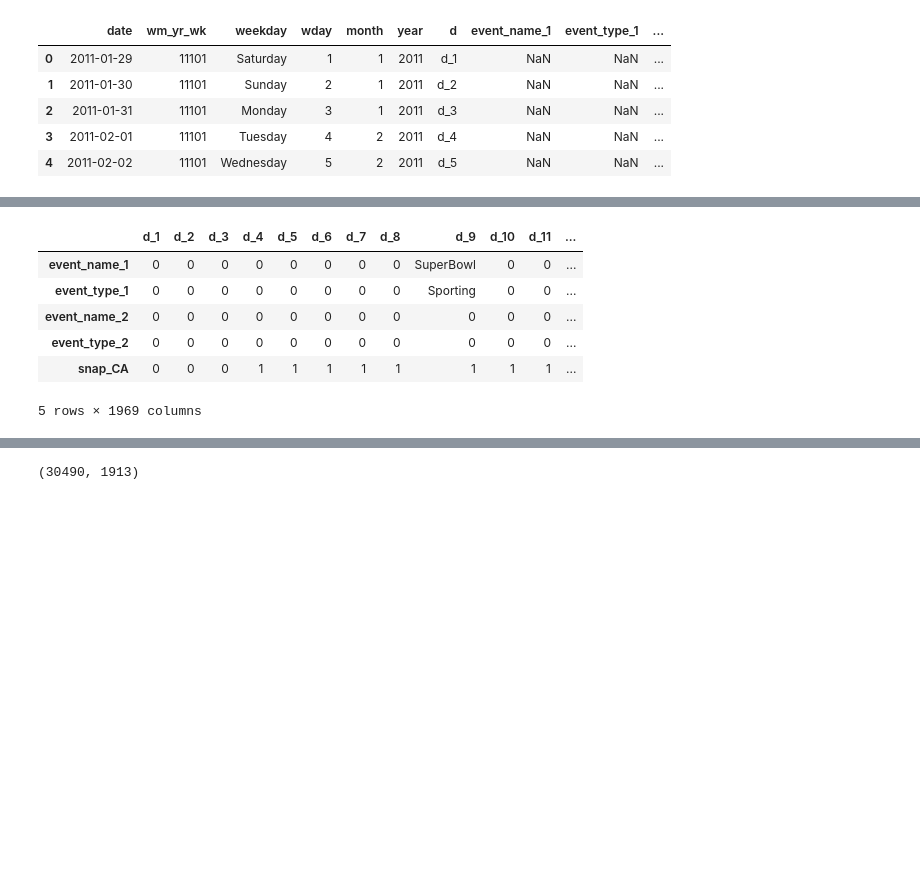
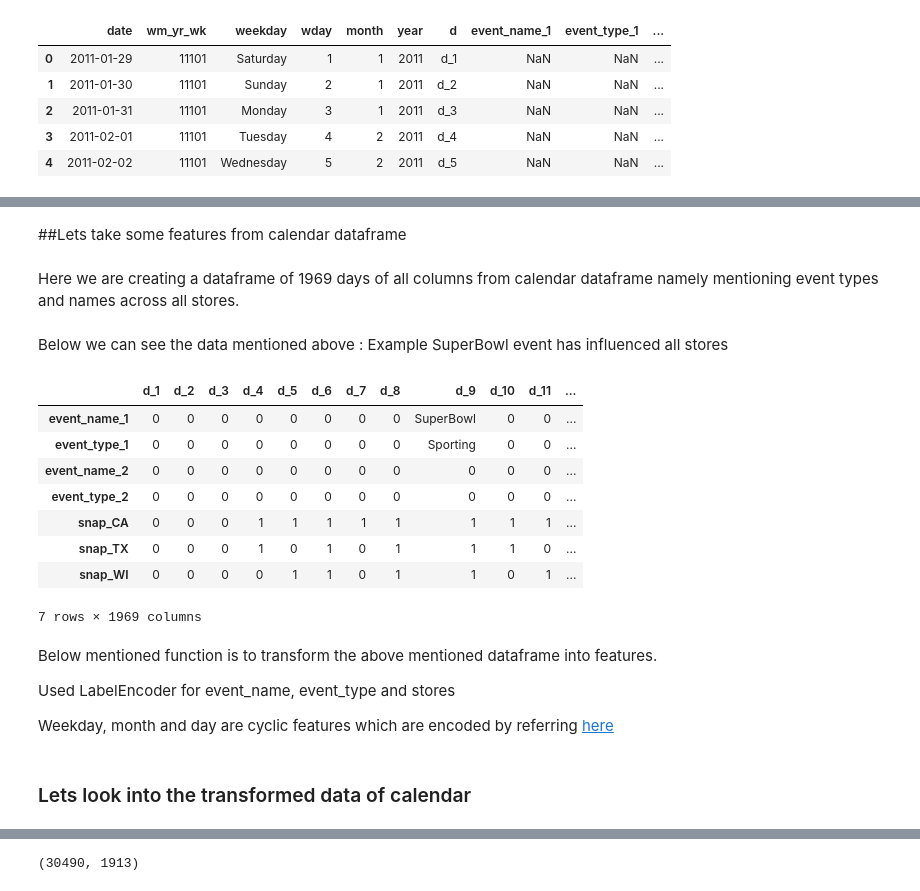
Before and after one commit to ikyath/M5-Forecasting-Accuracy-Kaggle, a Jupyter notebook: M5_Forecast_Encoder_Decoder_BetterFeatures.ipynb, the cells around one changed output, grey strips where cells are left out. Saved outputs shown, nothing was run; the diff lists cells and outputs as text; code cells hidden in the pictures; blank space fills up the shorter version.

```diff
--- a/M5_Forecast_Encoder_Decoder_BetterFeatures.ipynb
+++ b/M5_Forecast_Encoder_Decoder_BetterFeatures.ipynb
@@ -98,3 +155,7 @@ calendar.head()
+# %% [markdown]
+##Lets take some features from calendar dataframe
+# %% [markdown]
+Here we are creating a dataframe of 1969 days of all columns from calendar dataframe namely mentioning event types and names across all stores.
 # %%
 days = range(1, 1970)
 time_series_columns = [f'd_{i}' for i in days]
@@ -102,16 +163,27 @@ transfer_cal = pd.DataFrame(calendar[['event_name_1','event_type_1','event_name_
 transfer_cal = transfer_cal.fillna(0)
 event_name_1_se = transfer_cal.loc['event_name_1'].apply(lambda x: x if re.search("^\d+$", str(x)) else np.nan).fillna(10)
 event_name_2_se = transfer_cal.loc['event_name_2'].apply(lambda x: x if re.search("^\d+$", str(x)) else np.nan).fillna(10)
+# %% [markdown]
+Below we can see the data mentioned above :
+Example SuperBowl event has influenced all stores
 # %%
-transfer_cal.head()
+transfer_cal
 # %% [output]
 |  | d_1 | d_2 | d_3 | d_4 | d_5 | d_6 | d_7 | d_8 | d_9 | d_10 | d_11 | ... |
 | event_name_1 | 0 | 0 | 0 | 0 | 0 | 0 | 0 | 0 | SuperBowl | 0 | 0 | ... |
 | event_type_1 | 0 | 0 | 0 | 0 | 0 | 0 | 0 | 0 | Sporting | 0 | 0 | ... |
 | event_name_2 | 0 | 0 | 0 | 0 | 0 | 0 | 0 | 0 | 0 | 0 | 0 | ... |
 | event_type_2 | 0 | 0 | 0 | 0 | 0 | 0 | 0 | 0 | 0 | 0 | 0 | ... |
 | snap_CA | 0 | 0 | 0 | 1 | 1 | 1 | 1 | 1 | 1 | 1 | 1 | ... |
+| snap_TX | 0 | 0 | 0 | 1 | 0 | 1 | 0 | 1 | 1 | 1 | 0 | ... |
+| snap_WI | 0 | 0 | 0 | 0 | 1 | 1 | 0 | 1 | 1 | 0 | 1 | ... |
-5 rows × 1969 columns
+7 rows × 1969 columns
+# %% [markdown]
+Below mentioned function is to transform the above mentioned dataframe into features.
+
+Used LabelEncoder for event_name, event_type and stores
+
+Weekday, month and day are cyclic features which are encoded by referring [here](https://ianlondon.github.io/blog/encoding-cyclical-features-24hour-time/)
 # %%
 def transform(data):
 
@@ -179,3 +216,5 @@ def transform(data):
+# %% [markdown]
+### Lets look into the transformed data of calendar
 # %%
 calendar.head()
 # %% [output]
```
Also changed, not shown: parts of 73 cells of this notebook.
